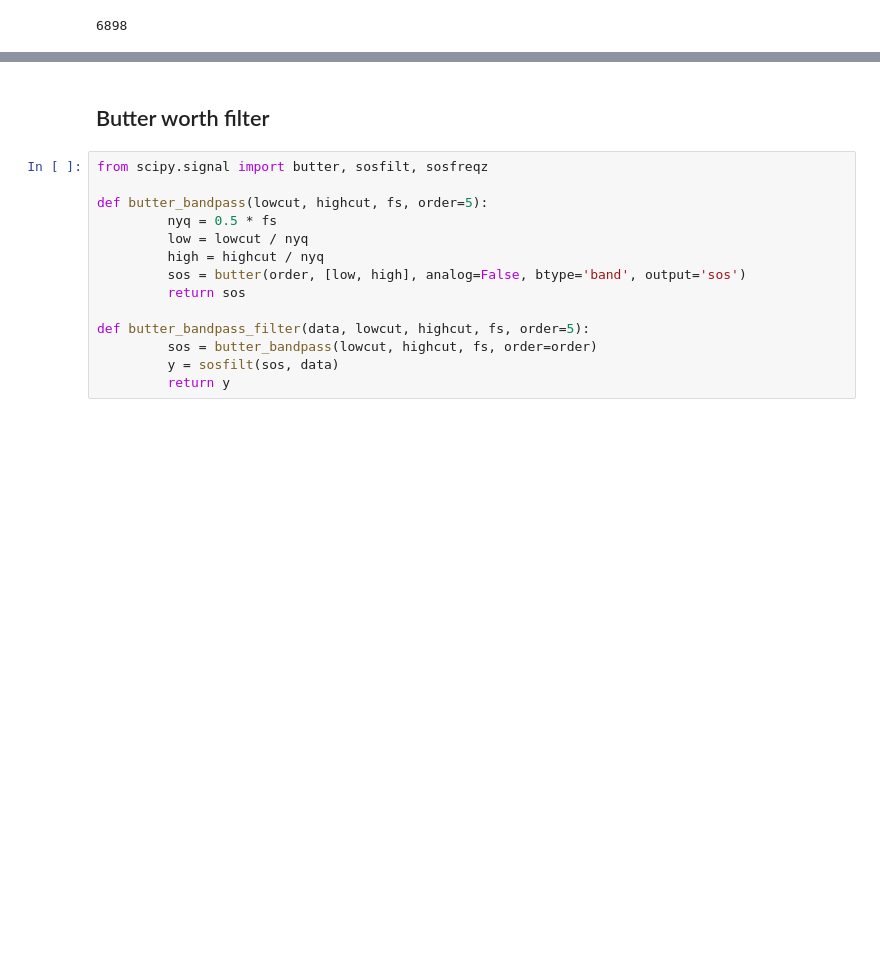
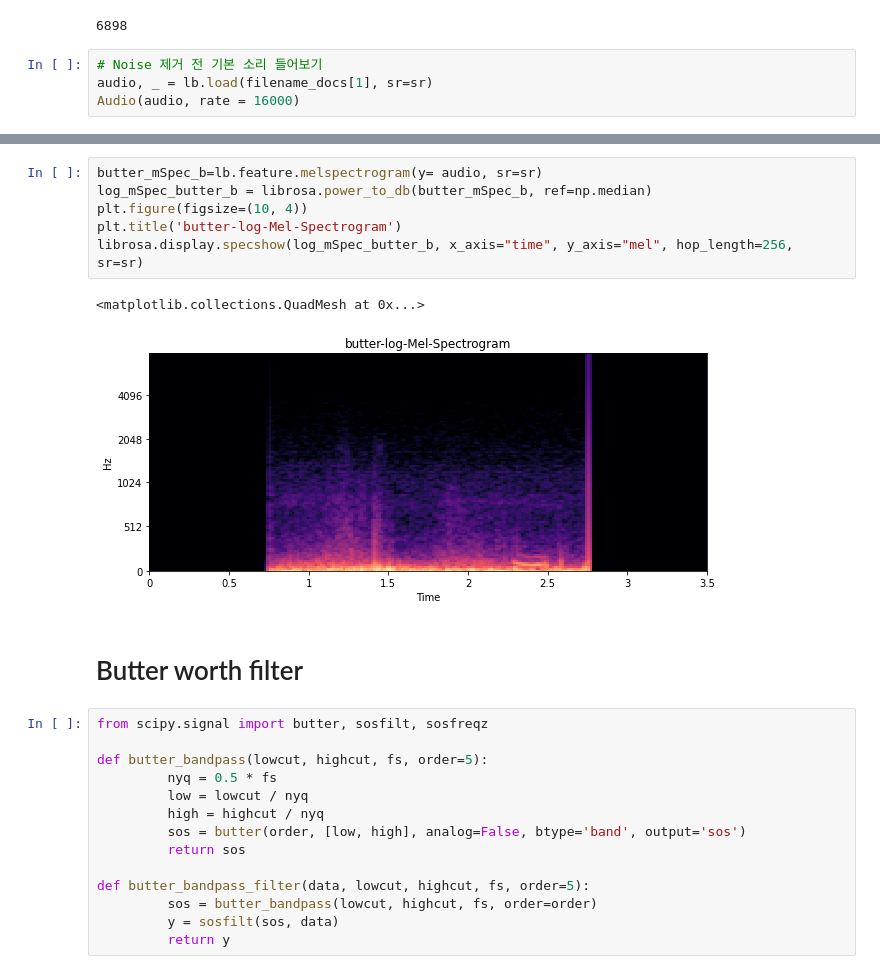
Before and after one commit to SongheeJo/aiffelthon, a Jupyter notebook: wonjin/WONJIN.ipynb, the cells around one changed output, grey strips where cells are left out. Saved outputs shown, nothing was run; the diff lists cells and outputs as text; blank space fills up the shorter version.

```diff
--- a/wonjin/WONJIN.ipynb
+++ b/wonjin/WONJIN.ipynb
@@ -398,3 +399,7 @@ filename_docs [:2]
 len(filename_docs)
 # %% [output]
 6898
+# %%
+# Noise 제거 전 기본 소리 들어보기
+audio, _ = lb.load(filename_docs[1], sr=sr)
+Audio(audio, rate = 16000)
@@ -401,5 +408,14 @@ len(filename_docs)
+# %%
+butter_mSpec_b=lb.feature.melspectrogram(y= audio, sr=sr)
+log_mSpec_butter_b = librosa.power_to_db(butter_mSpec_b, ref=np.median)
+plt.figure(figsize=(10, 4))
+plt.title('butter-log-Mel-Spectrogram')
+librosa.display.specshow(log_mSpec_butter_b, x_axis="time", y_axis="mel", hop_length=256, sr=sr)
+# %% [output]
+<matplotlib.collections.QuadMesh at 0x...>
+[figure, added]
 # %% [markdown]
-## Butter worth filter
+# Butter worth filter
 # %%
 from scipy.signal import butter, sosfilt, sosfreqz
 
```
Also changed, not shown: parts of 18 cells of this notebook.
